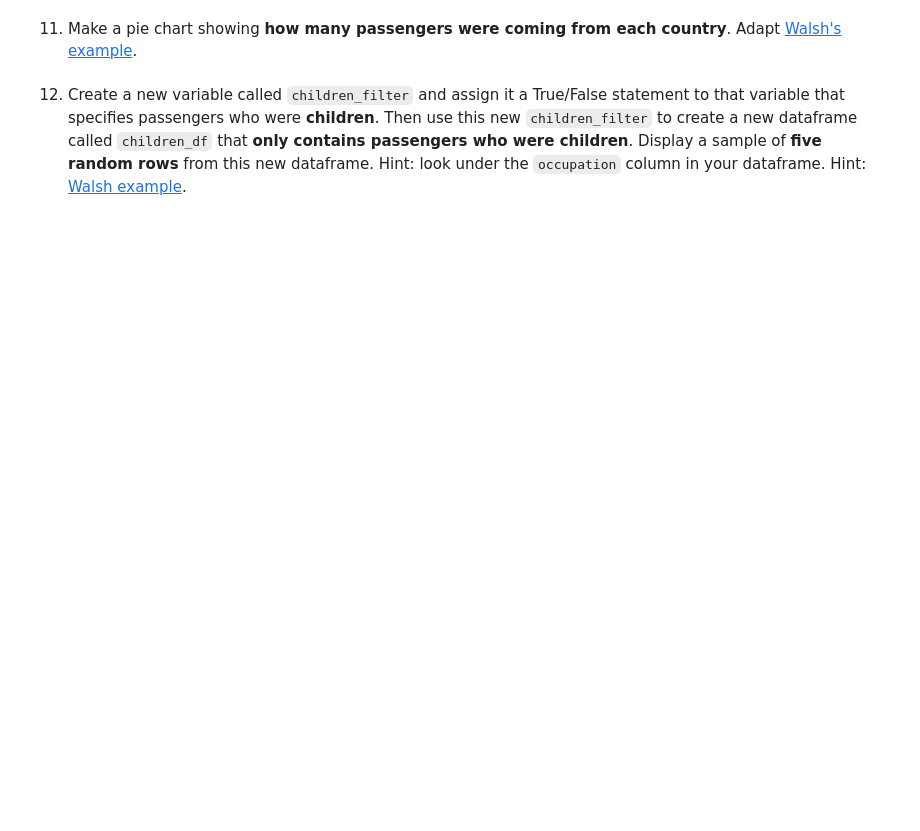
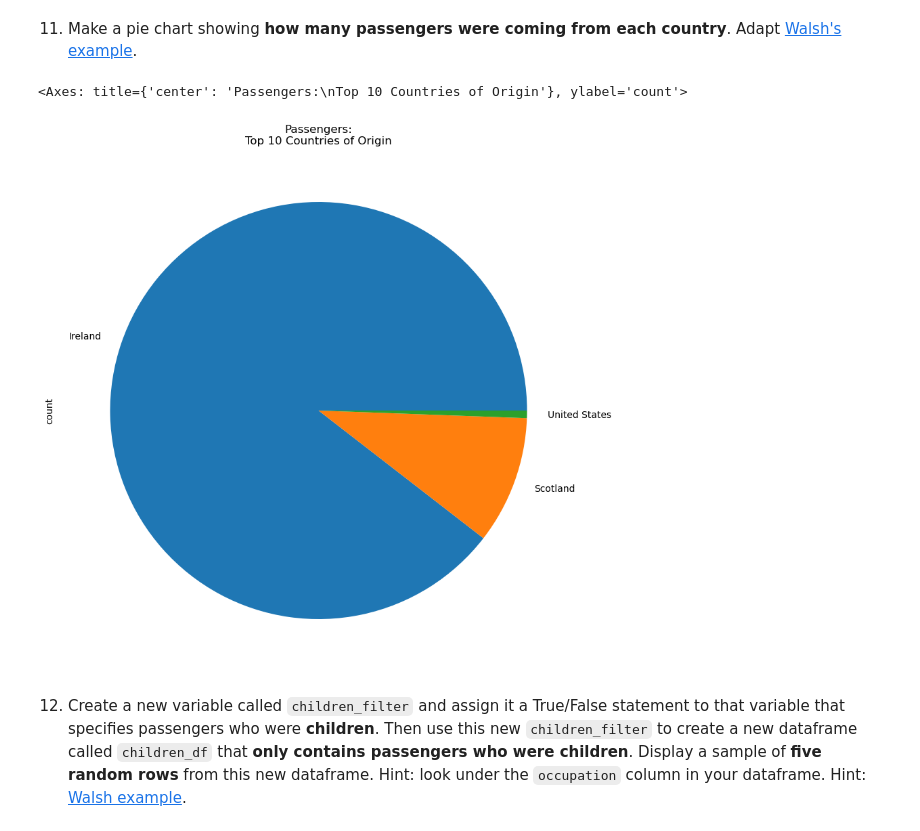
Before and after one commit to RayceLoveland/loveland-sp25-data-materials, a Jupyter notebook: week-07/loveland-hw-06.ipynb, the cells around one changed output. Cells and saved outputs as stored; diff of their text form; code cells hidden in the pictures; blank space fills up the shorter version.

```diff
--- a/week-07/loveland-hw-06.ipynb
+++ b/week-07/loveland-hw-06.ipynb
@@ -105,6 +211,10 @@ Your answers here:
 11. Make a pie chart showing **how many passengers were coming from each country**. Adapt [Walsh's example](https://melaniewalsh.github.io/Intro-Cultural-Analytics/03-Data-Analysis/01-Pandas-Basics-Part1.html#:~:text=To%20make%20a%20pie%20chart%2C).
 # %%
 #Your Code Here
+passengers_df['native_country'].value_counts()[:10].plot(kind='pie', figsize=(10, 10), title='Passengers:\nTop 10 Countries of Origin')
+# %% [output]
+<Axes: title={'center': 'Passengers:\nTop 10 Countries of Origin'}, ylabel='count'>
+[figure, added]
 # %% [markdown]
 12. Create a new variable called `children_filter` and assign it a True/False statement to that variable that specifies passengers who were **children**. Then use this new `children_filter` to create a new dataframe called `children_df` that **only contains passengers who were children**. Display a sample of **five random rows** from this new dataframe. Hint: look under the `occupation` column in your dataframe. Hint: [Walsh example](https://melaniewalsh.github.io/Intro-Cultural-Analytics/03-Data-Analysis/01-Pandas-Basics-Part1.html#:~:text=it%20can%20be%20helpful%20to%20make%20a%20separate%20variable%20for%20a%20filter).
 # %%
```
Also changed, not shown: parts of 25 cells of this notebook, 15 other files.
